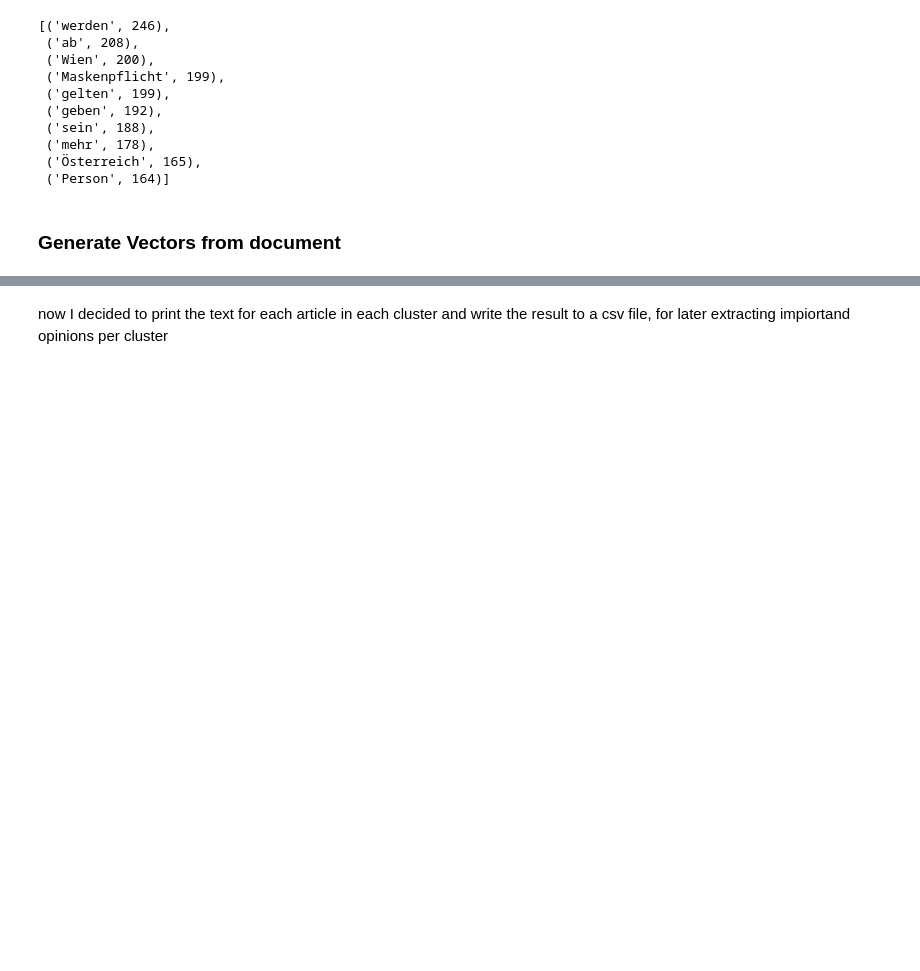
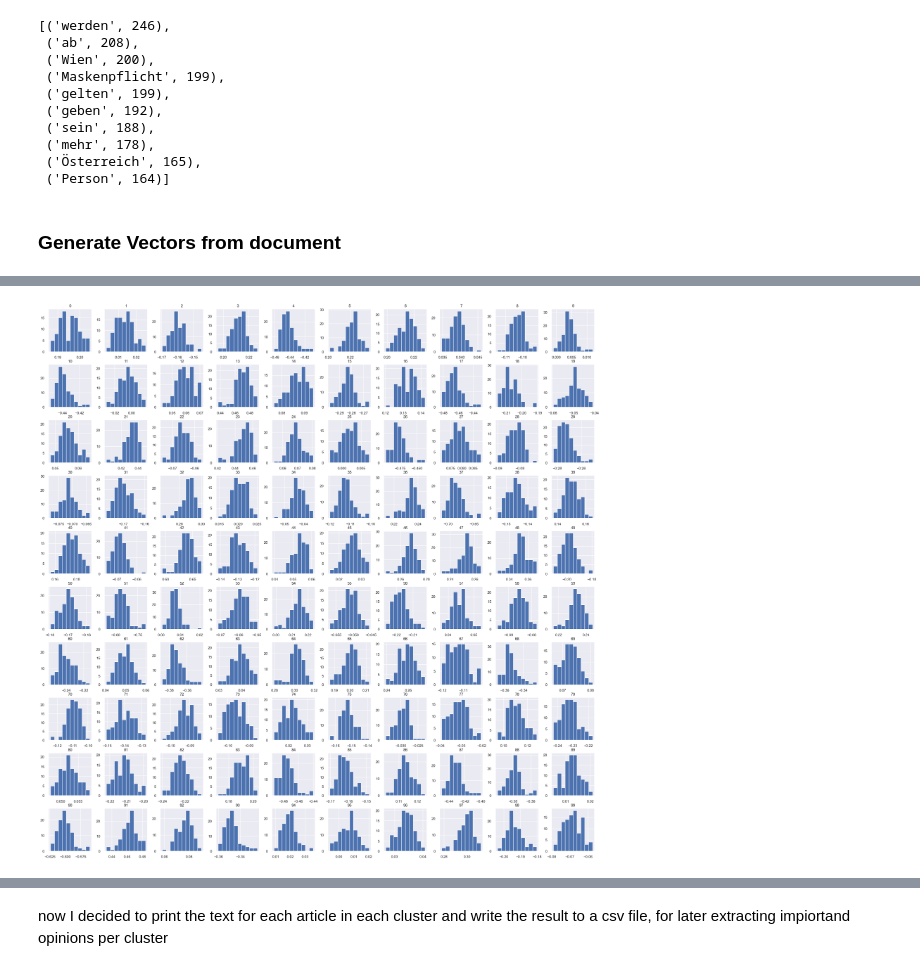
Before and after one commit to lukasthekid/corona-mask-requirement-nlp-analysis, a Jupyter notebook: content/clustering/KNN_Sentiment.ipynb, the cells around one changed output, grey strips where cells are left out. Cells and saved outputs as stored; diff of their text form; code cells hidden in the pictures; blank space fills up the shorter version.

```diff
--- a/content/clustering/KNN_Sentiment.ipynb
+++ b/content/clustering/KNN_Sentiment.ipynb
@@ -131,0 +212,16 @@ len(vectorized_docs), len(vectorized_docs[0])
+# %%
+vectorized_docs_df.hist(figsize=(30,30))
+plt.savefig("word2vec-feature_dist.png", facecolor=fig.get_facecolor(), edgecolor='none', dpi=300)
+plt.show()
+
+#Log Transform Feature 14, 23,32,51,66,97
+#vectorized_docs_df[14]=np.log(vectorized_docs_df[14])
+#vectorized_docs_df[23]=np.log(vectorized_docs_df[23])
+#vectorized_docs_df[32]=np.log(vectorized_docs_df[32])
+#vectorized_docs_df[51]=np.log(vectorized_docs_df[51])
+#vectorized_docs_df[66]=np.log(vectorized_docs_df[66])
+#vectorized_docs_df[97]=np.log(vectorized_docs_df[97])
+
+#vectorized_docs_df[97]
+# %% [output]
+[figure, added]
```
Also changed, not shown: parts of 11 cells of this notebook, 16 other files.
